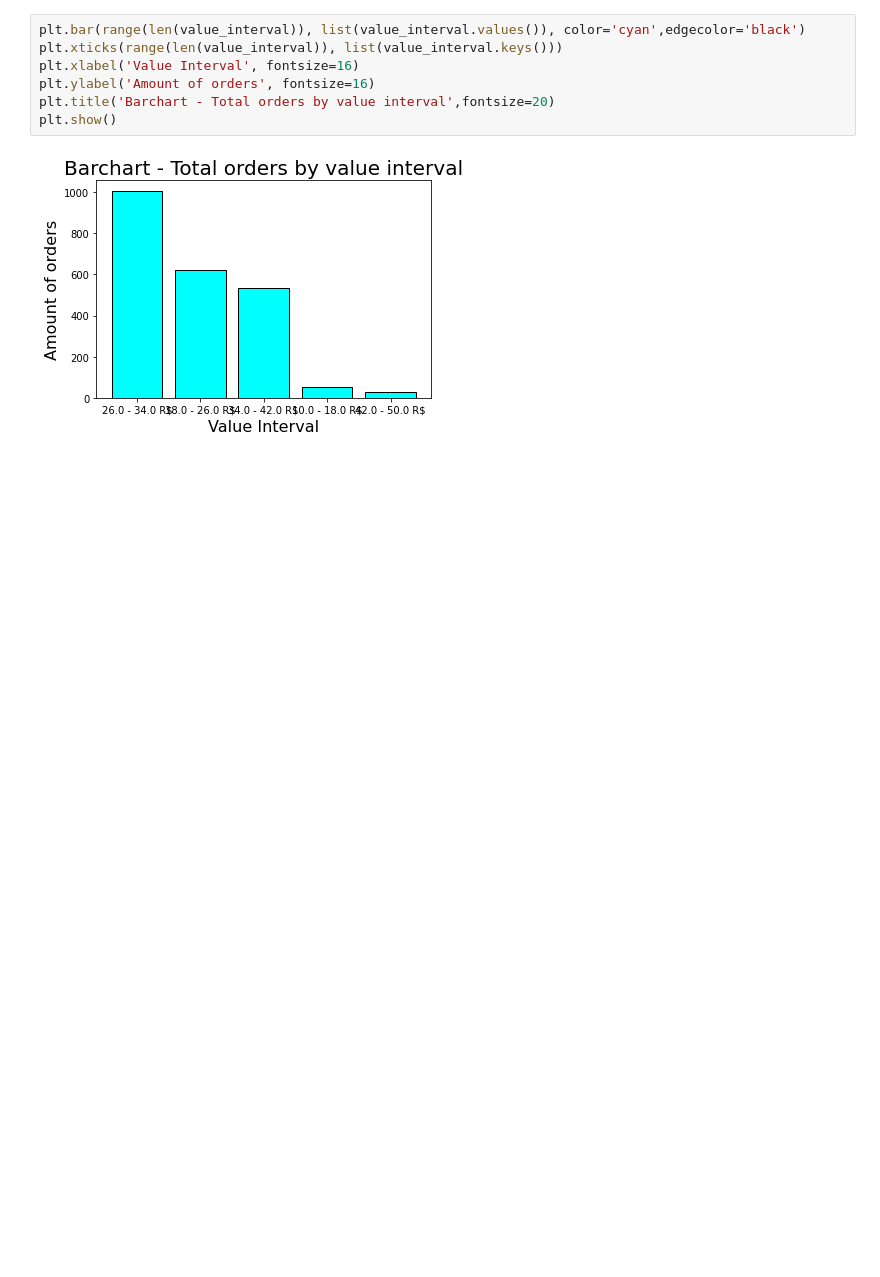
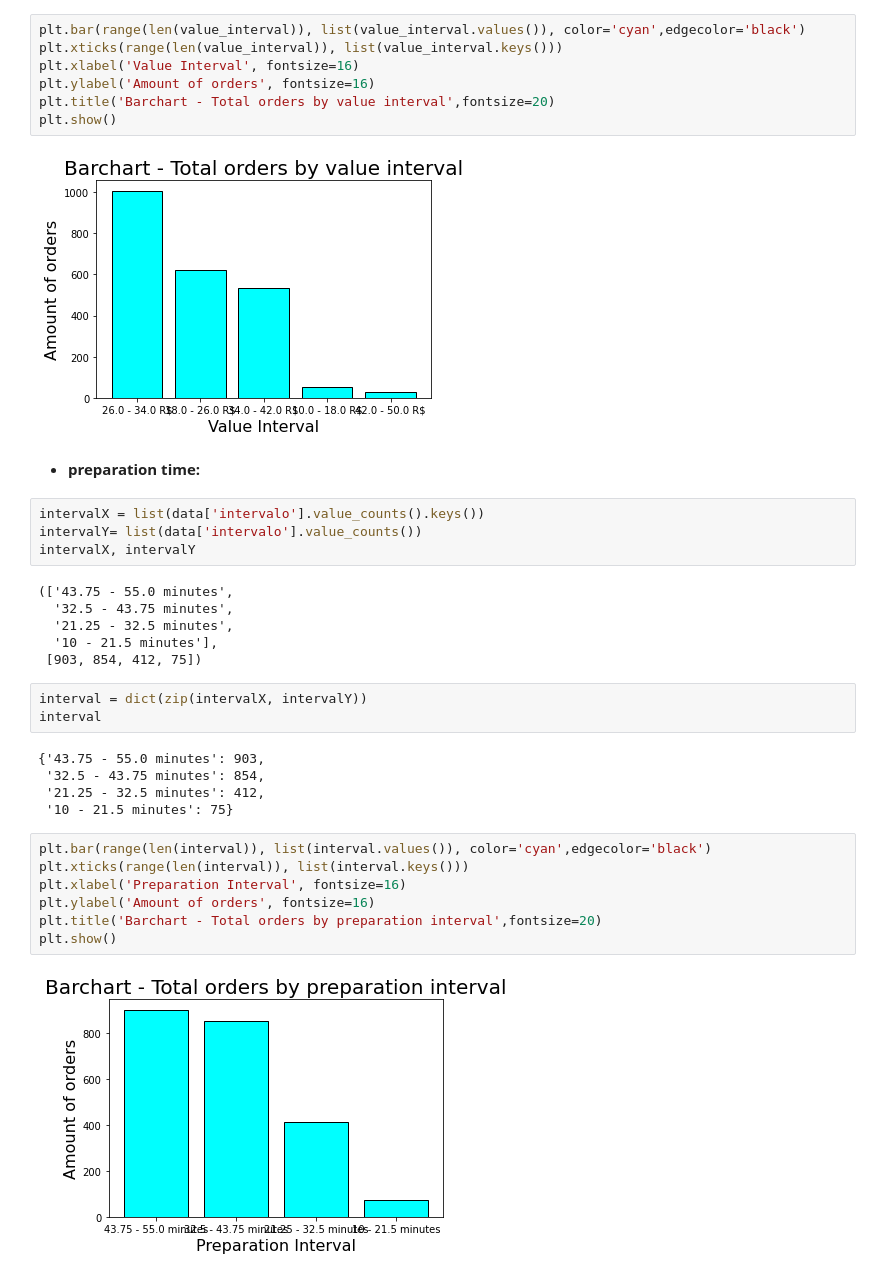
Before and after one commit to victor-s-santos/discovering-association-rules, a Jupyter notebook: 02-pizzeria/charts.ipynb, the cells around one changed output. Cells and saved outputs as stored; diff of their text form; blank space fills up the shorter version.

Commit message:
Total orders by Total orders by preparation interval

```diff
--- a/02-pizzeria/charts.ipynb
+++ b/02-pizzeria/charts.ipynb
@@ -140,3 +140,32 @@ plt.title('Barchart - Total orders by value interval',fontsize=20)
 plt.show()
 # %% [output]
 [figure]
+# %% [markdown]
+* __preparation time:__
+# %%
+intervalX = list(data['intervalo'].value_counts().keys())
+intervalY= list(data['intervalo'].value_counts())
+intervalX, intervalY
+# %% [output]
+(['43.75 - 55.0 minutes',
+  '32.5 - 43.75 minutes',
+  '21.25 - 32.5 minutes',
+  '10 - 21.5 minutes'],
+ [903, 854, 412, 75])
+# %%
+interval = dict(zip(intervalX, intervalY))
+interval
+# %% [output]
+{'43.75 - 55.0 minutes': 903,
+ '32.5 - 43.75 minutes': 854,
+ '21.25 - 32.5 minutes': 412,
+ '10 - 21.5 minutes': 75}
+# %%
+plt.bar(range(len(interval)), list(interval.values()), color='cyan',edgecolor='black')
+plt.xticks(range(len(interval)), list(interval.keys()))
+plt.xlabel('Preparation Interval', fontsize=16)
+plt.ylabel('Amount of orders', fontsize=16)
+plt.title('Barchart - Total orders by preparation interval',fontsize=20)
+plt.show()
+# %% [output]
+[figure, added]
```
